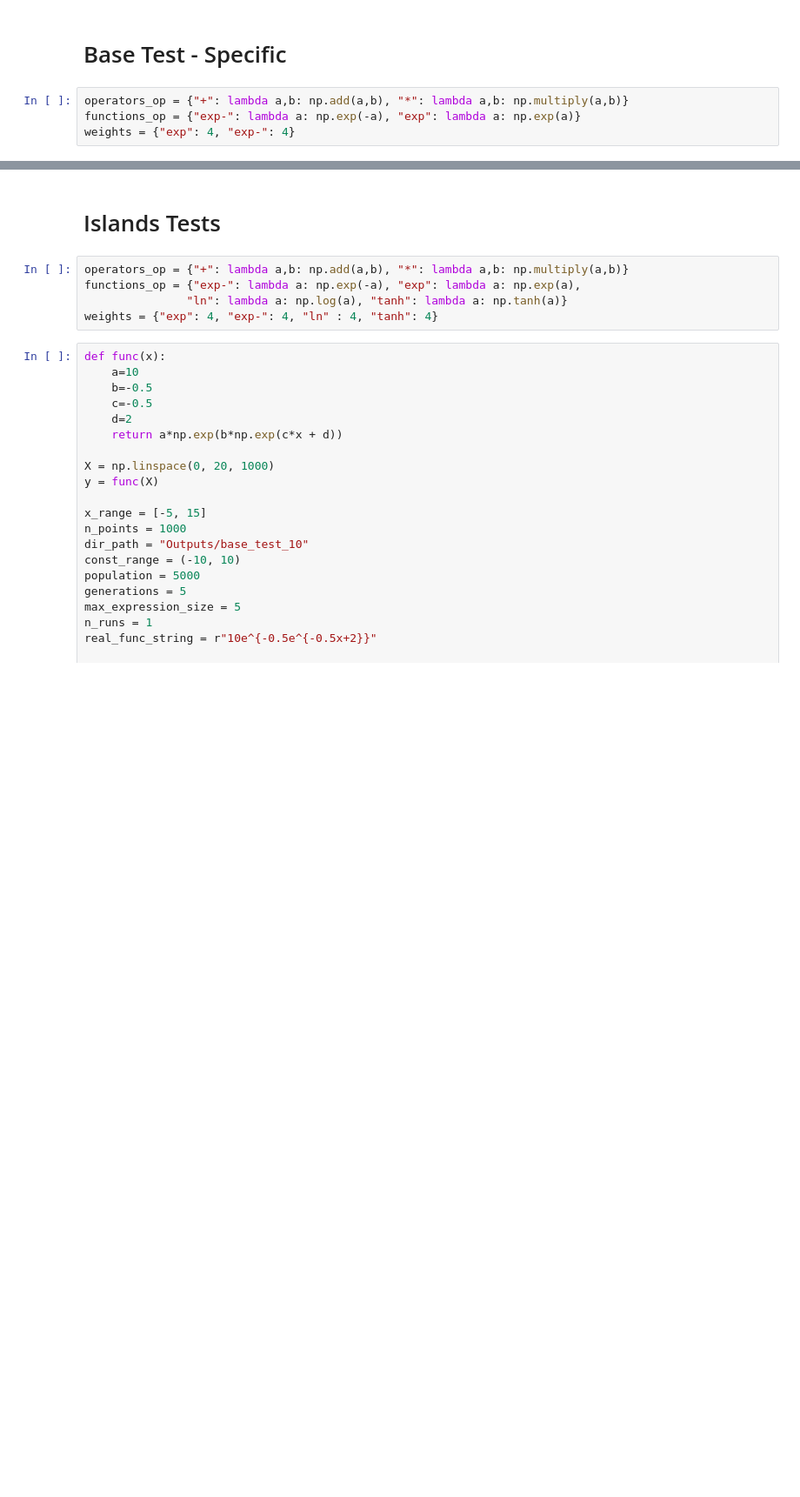
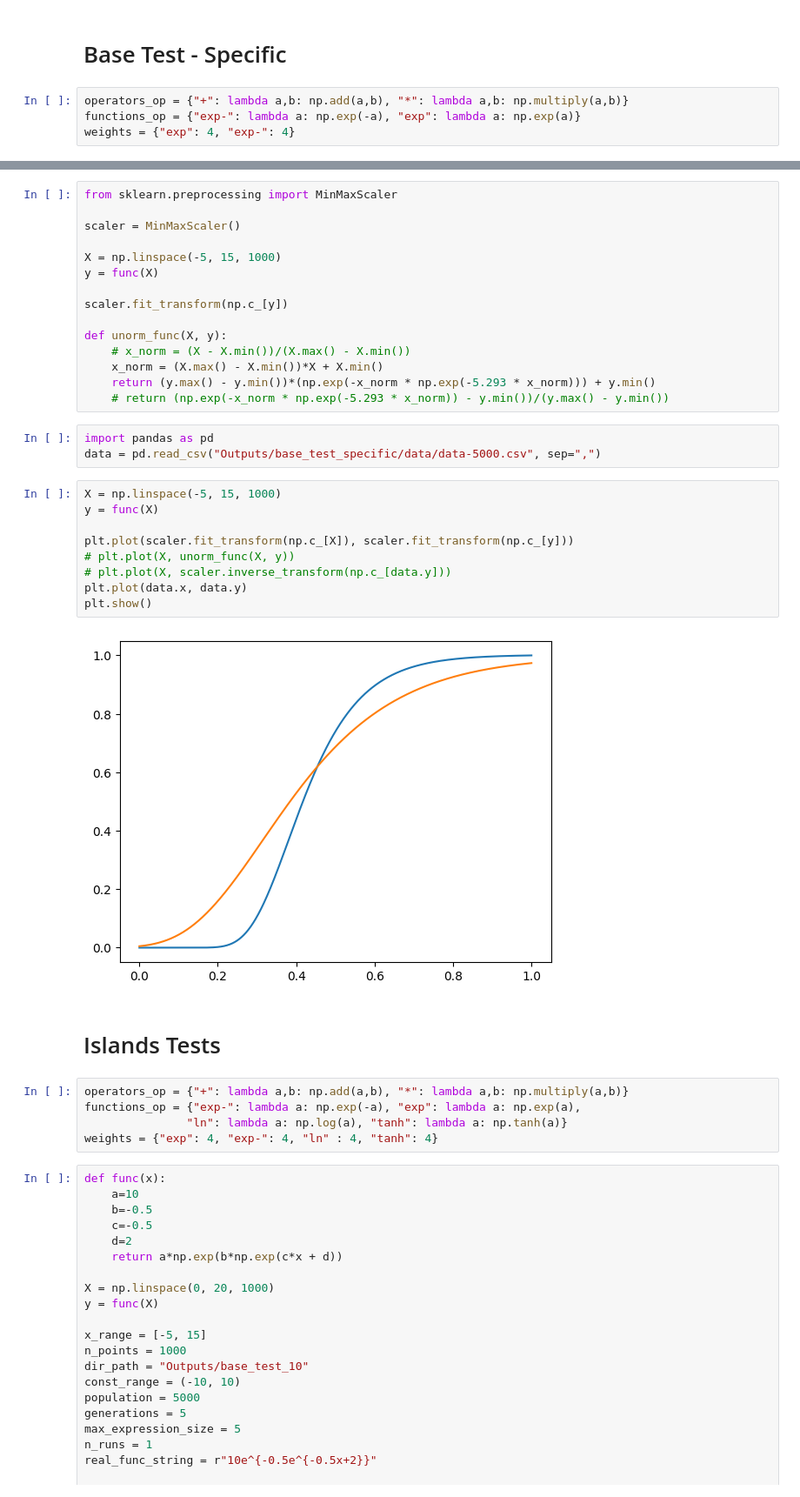
Before and after one commit to Guilherme-Ataliba/CSOWP-Symbolic-Regression, a Jupyter notebook: Analysis/New_islands.ipynb, the cells around one changed output, grey strips where cells are left out. Shown at 87% size. Cells and saved outputs as stored; diff of their text form; blank space fills up the shorter version.

Commit message:
more tests made

```diff
--- a/Analysis/New_islands.ipynb
+++ b/Analysis/New_islands.ipynb
@@ -74,3 +100,32 @@ X, y, operators, functions = testAlgorithm(func, x_range, n_points, dir_path, po
+# %%
+from sklearn.preprocessing import MinMaxScaler
+
+scaler = MinMaxScaler()
+
+X = np.linspace(-5, 15, 1000)
+y = func(X)
+
+scaler.fit_transform(np.c_[y])
+
+def unorm_func(X, y):
+    # x_norm = (X - X.min())/(X.max() - X.min())
+    x_norm = (X.max() - X.min())*X + X.min()
+    return (y.max() - y.min())*(np.exp(-x_norm * np.exp(-5.293 * x_norm))) + y.min()
+    # return (np.exp(-x_norm * np.exp(-5.293 * x_norm)) - y.min())/(y.max() - y.min())
+# %%
+import pandas as pd
+data = pd.read_csv("Outputs/base_test_specific/data/data-5000.csv", sep=",")
+# %%
+X = np.linspace(-5, 15, 1000)
+y = func(X)
+
+plt.plot(scaler.fit_transform(np.c_[X]), scaler.fit_transform(np.c_[y]))
+# plt.plot(X, unorm_func(X, y))
+# plt.plot(X, scaler.inverse_transform(np.c_[data.y]))
+plt.plot(data.x, data.y)
+plt.show()
+# %% [output]
+[figure, added]
 # %% [markdown]
 # Islands Tests
 # %%
```
Also changed, not shown: parts of 22 cells of this notebook, 22 other files.
